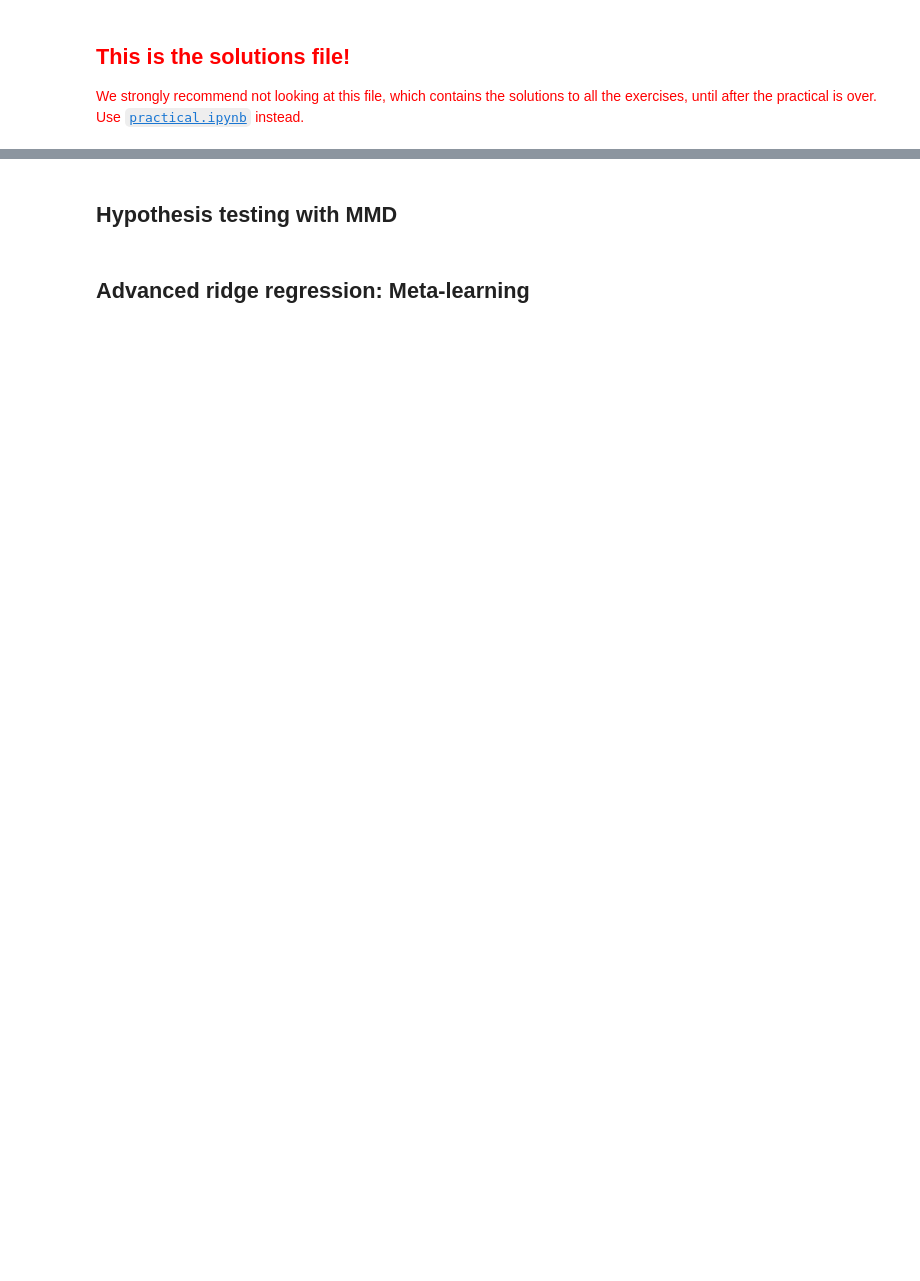
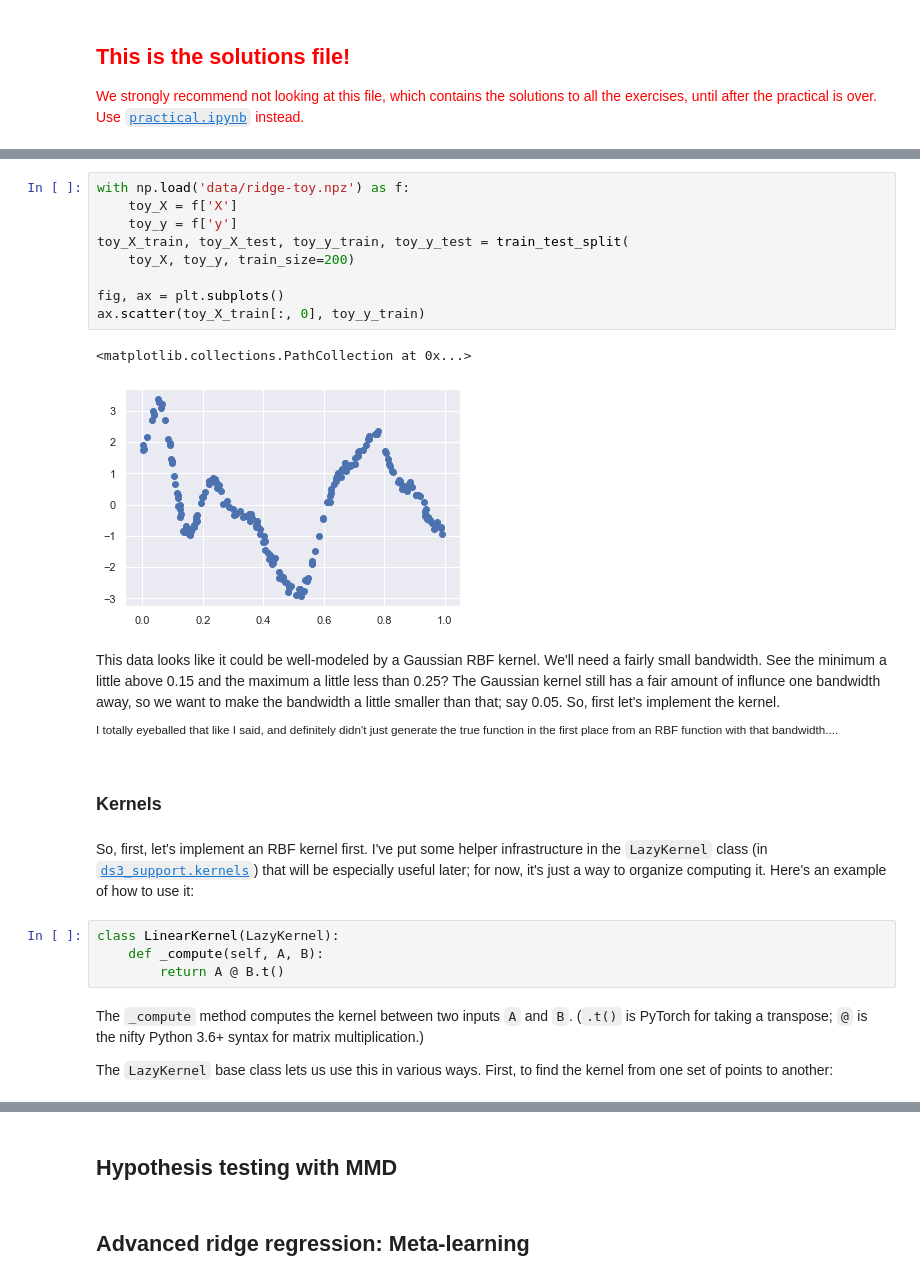
Before and after one commit to djsutherland/ds3-kernels, a Jupyter notebook: solutions.ipynb, the cells around one changed output, grey strips where cells are left out. Saved outputs shown, nothing was run; the diff lists cells and outputs as text; blank space fills up the shorter version.

```diff
--- a/solutions.ipynb
+++ b/solutions.ipynb
@@ -94,0 +124,28 @@ elif engine == Engine.TENSORFLOW:
+# %%
+with np.load('data/ridge-toy.npz') as f:
+    toy_X = f['X']
+    toy_y = f['y']
+toy_X_train, toy_X_test, toy_y_train, toy_y_test = train_test_split(
+    toy_X, toy_y, train_size=200)
+
+fig, ax = plt.subplots()
+ax.scatter(toy_X_train[:, 0], toy_y_train)
+# %% [output]
+<matplotlib.collections.PathCollection at 0x...>
+[figure, added]
+# %% [markdown]
+This data looks like it could be well-modeled by a Gaussian RBF kernel. We'll need a fairly small bandwidth. See the minimum a little above 0.15 and the maximum a little less than 0.25? The Gaussian kernel still has a fair amount of influnce one bandwidth away, so we want to make the bandwidth a little smaller than that; say 0.05. So, first let's implement the kernel.
+
+<sup>I totally eyeballed that like I said, and definitely didn't just generate the true function in the first place from an RBF function with that bandwidth....</sup>
+# %% [markdown]
+### Kernels
+# %% [markdown]
+So, first, let's implement an RBF kernel first. I've put some helper infrastructure in the `LazyKernel` class (in [`ds3_support.kernels`](ds3_support/kernels.py)) that will be especially useful later; for now, it's just a way to organize computing it. Here's an example of how to use it:
+# %%
+class LinearKernel(LazyKernel):
+    def _compute(self, A, B):
+        return A @ B.t()
+# %% [markdown]
+The `_compute` method computes the kernel between two inputs `A` and `B`. (`.t()` is PyTorch for taking a transpose; `@` is the nifty Python 3.6+ syntax for matrix multiplication.)
+
+The `LazyKernel` base class lets us use this in various ways. First, to find the kernel from one set of points to another:
```
Also changed, not shown: parts of 30 cells of this notebook, 8 other files.
